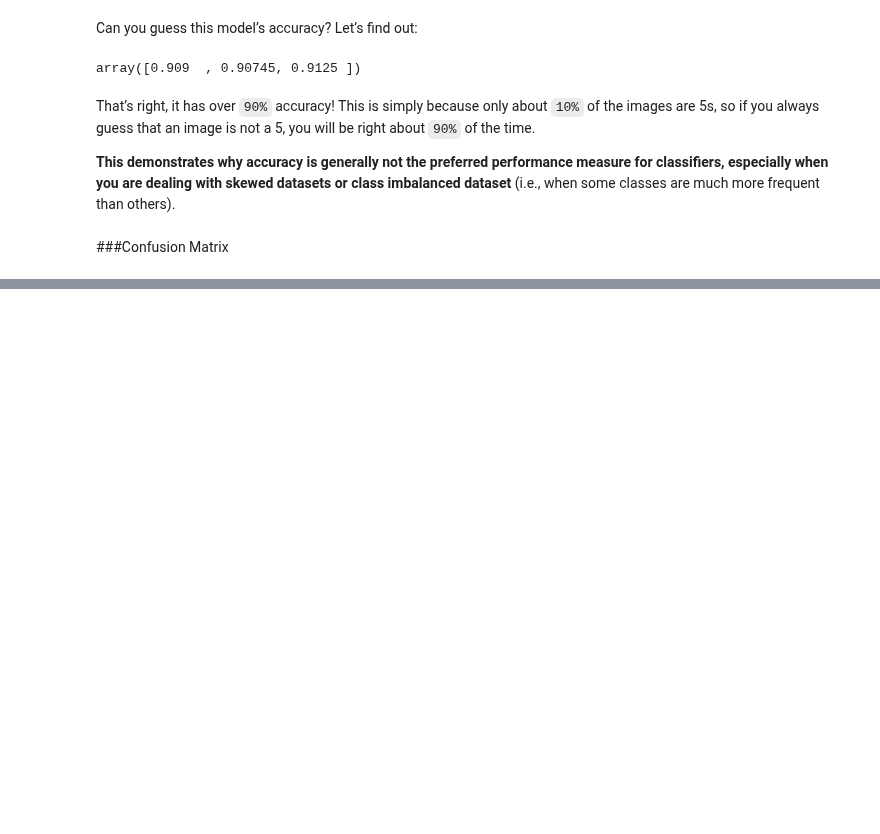
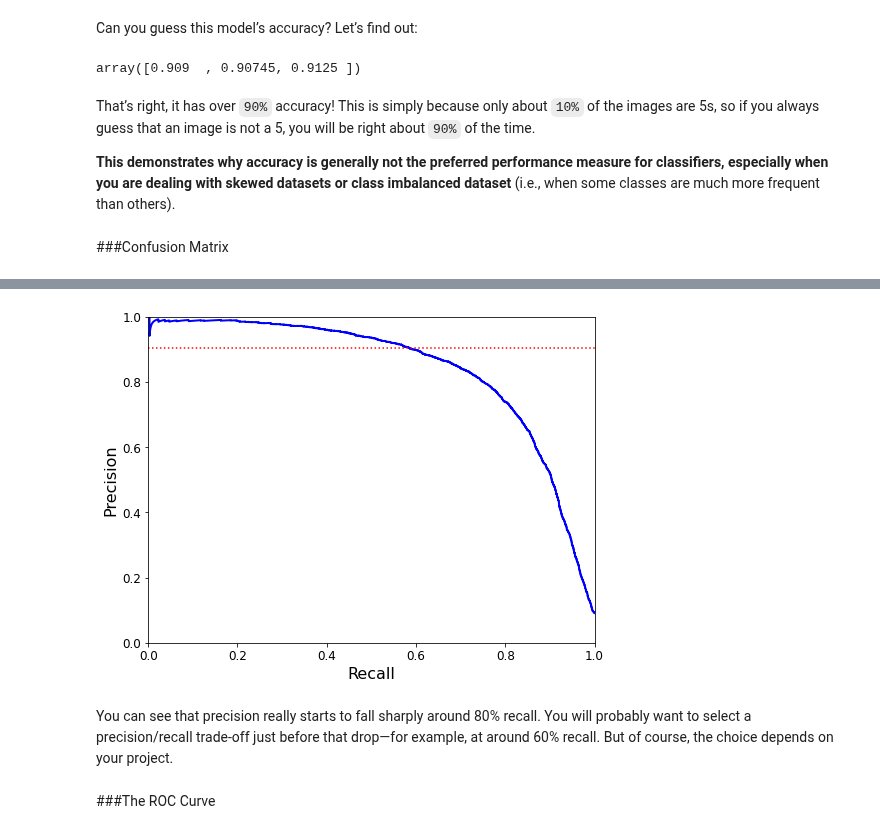
Before and after one commit to rahiakela/machine-learning-research-and-practice, a Jupyter notebook: hands-on-machine-learning-with-scikit-learn-keras-and-tensorflow/3-classification/classification_fundamentals.ipynb, the cells around one changed output, grey strips where cells are left out. Saved outputs shown, nothing was run; the diff lists cells and outputs as text; code cells hidden in the pictures; blank space fills up the shorter version.

```diff
--- a/hands-on-machine-learning-with-scikit-learn-keras-and-tensorflow/3-classification/classification_fundamentals.ipynb
+++ b/hands-on-machine-learning-with-scikit-learn-keras-and-tensorflow/3-classification/classification_fundamentals.ipynb
@@ -218,0 +424,22 @@ That’s right, it has over `90%` accuracy! This is simply because only about `1
+# %%
+def plot_precision_vs_recall(precisions, recalls):
+  recall_50_precision = recalls[np.argmax(precisions >= 0.50)]
+  threshold_90_precision = thresholds[np.argmax(precisions >= 0.90)]
+  plt.plot(recalls, precisions, "b-", linewidth=2)
+  plt.xlabel("Recall", fontsize=16)
+  plt.ylabel("Precision", fontsize=16)
+  plt.axvline(threshold_90_precision, c='r', ls=':')
+  plt.axhline(recall_50_precision, c='r', ls=':')
+  plt.axis([0, 1, 0, 1])
+
+plt.figure(figsize=(8, 6))
+plot_precision_vs_recall(precisions, recalls)
+plt.show()
+# %% [output]
+[figure, added]
+# %% [markdown]
+You can see that precision really starts to fall sharply around 80% recall. You will
+probably want to select a precision/recall trade-off just before that drop—for example,
+at around 60% recall. But of course, the choice depends on your project.
+# %% [markdown]
+###The ROC Curve
```
Also changed, not shown: parts of 36 cells of this notebook.
